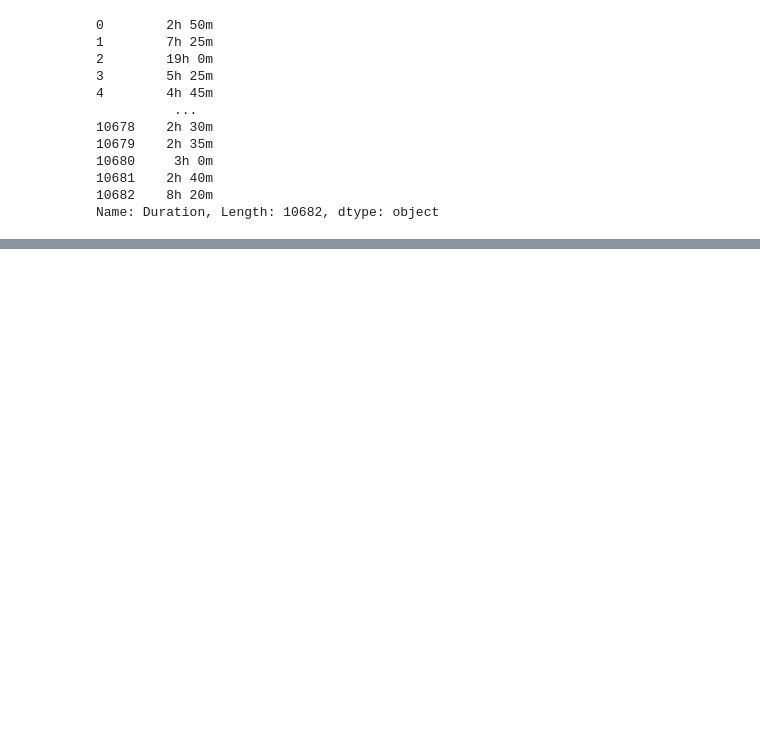
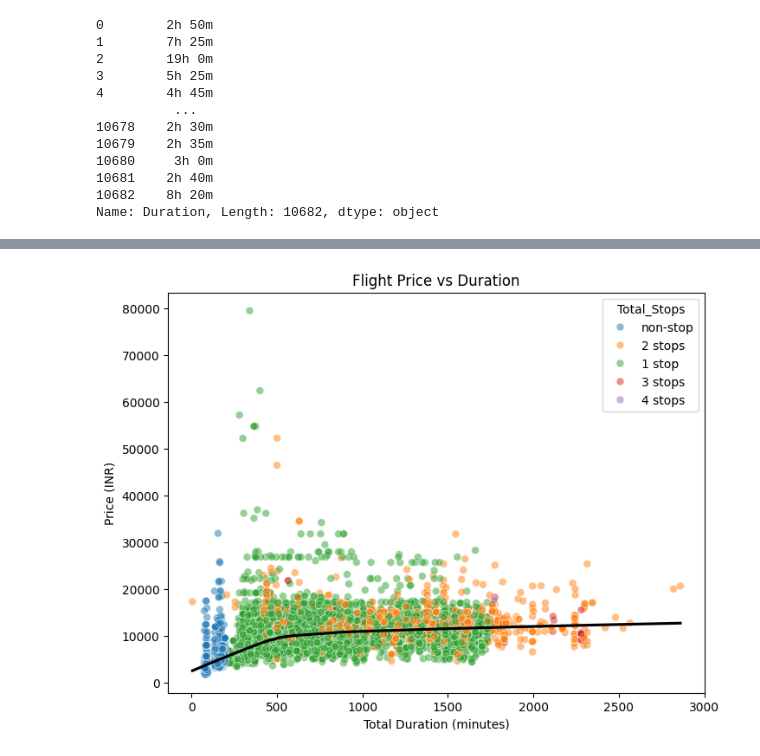
Before and after one commit to suyogshresthaa/Flight-Fare-Prediction-System, a Jupyter notebook: flight_price_prediction.ipynb, the cells around one changed output, grey strips where cells are left out. Drawn from its saved outputs; the diff is of its cells as text; code cells hidden in the pictures; blank space fills up the shorter version.

Commit message:
price vs duration chart

```diff
--- a/flight_price_prediction.ipynb
+++ b/flight_price_prediction.ipynb
@@ -239,0 +242,3 @@ df_train_copy.head(5)
+# %%
+## converting duration into total minutes
+df_train_copy['Duration_Total_Minutes'] = df_train_copy['Duration'].str.replace('h', '*60').str.replace(' ', '+').str.replace('m', '*1').apply(eval)
@@ -239,0 +260,23 @@ df_train_copy.head(5)
+# %%
+## scatter plot with trend
+plt.figure(figsize=(8, 6))
+sns.scatterplot(x='Duration_Total_Minutes',
+                y='Price',
+                data=df_train_copy,
+                hue='Total_Stops',
+                alpha=0.5,
+                s=40)
+sns.regplot(
+    x='Duration_Total_Minutes',
+    y='Price',
+    data=df_train_copy,
+    scatter=False,
+    color='black',
+    lowess=True
+)
+plt.title('Flight Price vs Duration')
+plt.xlabel('Total Duration (minutes)')
+plt.ylabel('Price (INR)')
+plt.show()
+# %% [output]
+[figure, added]
```
Also changed, not shown: parts of 2 cells of this notebook.
